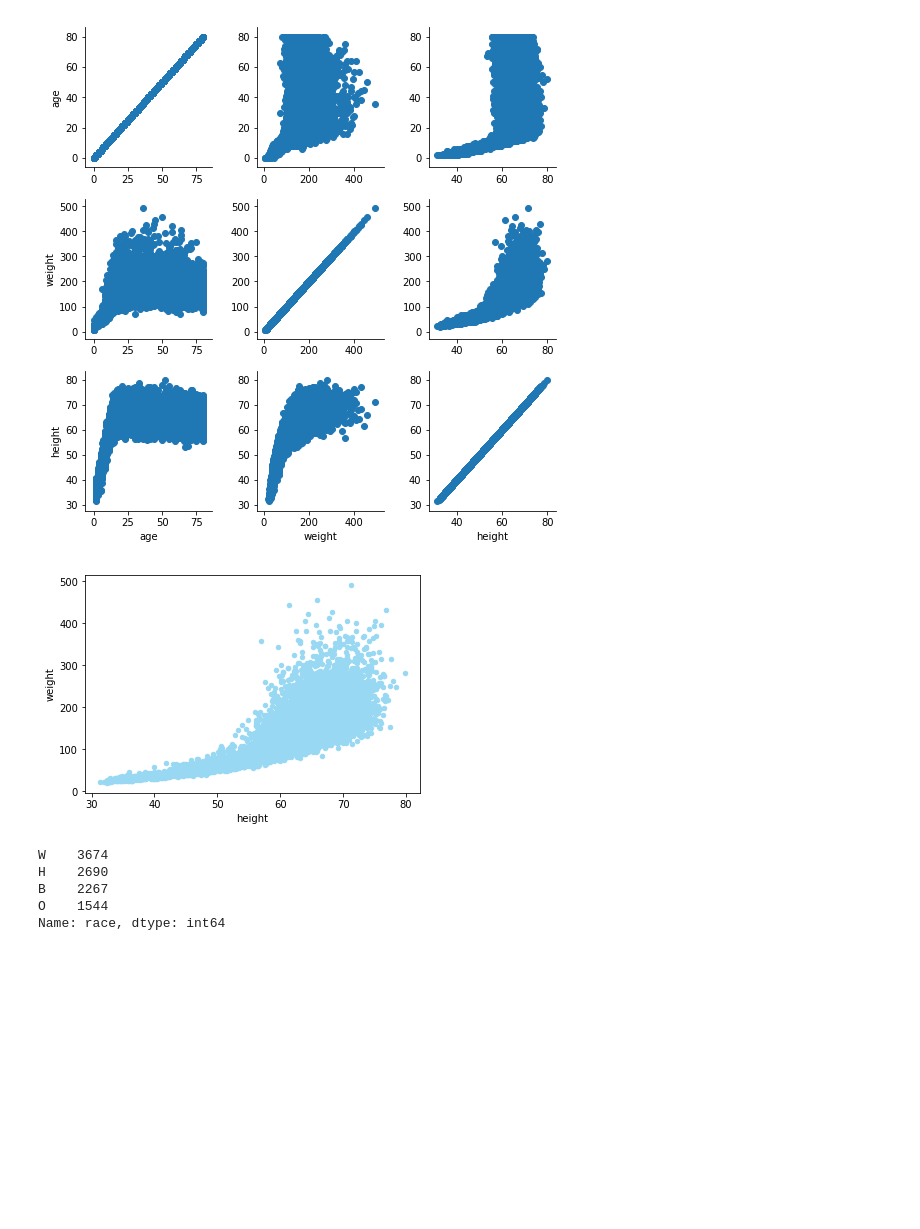
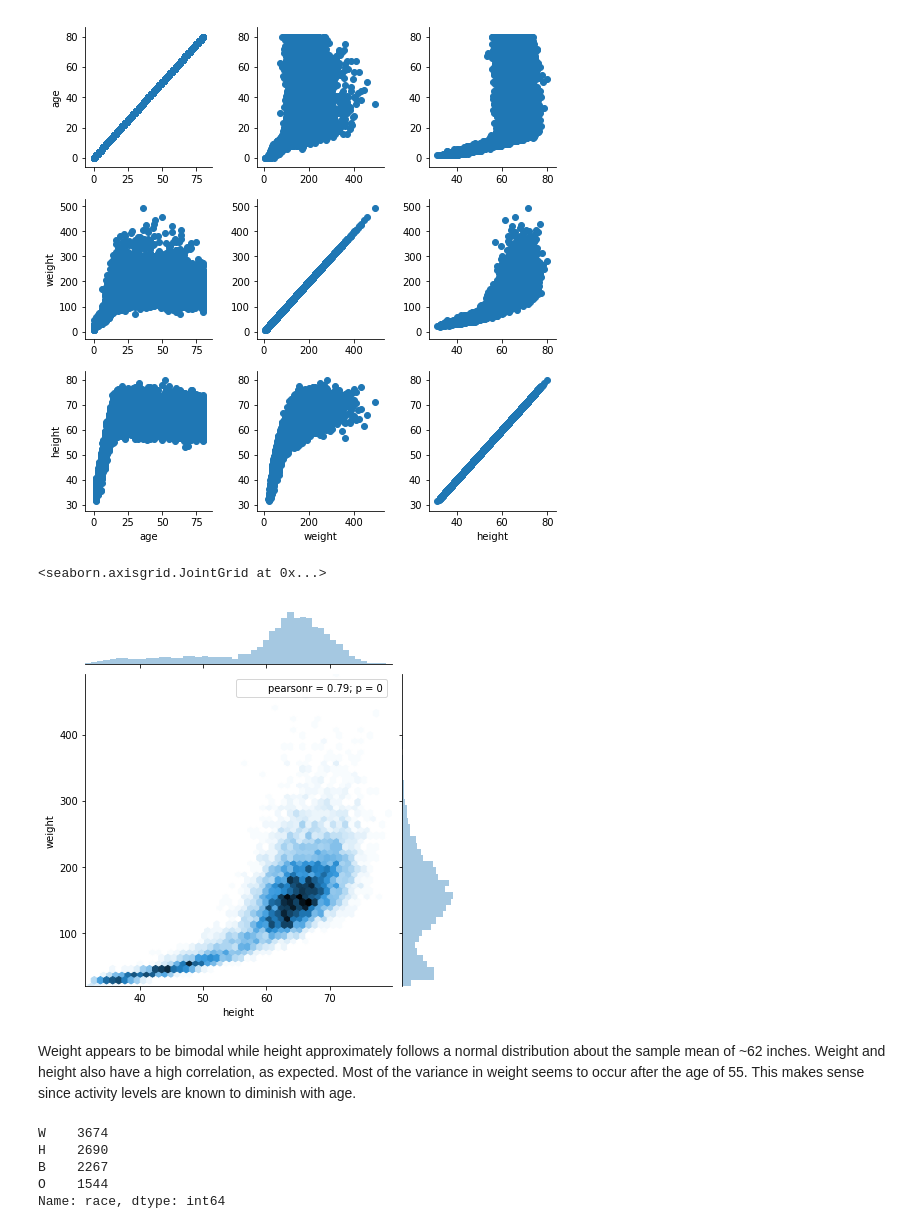
Before and after one commit to asfabiano/byu_econ_applied_machine_learning, a Jupyter notebook: homeworks/Homework_1.ipynb, the cells around one changed output. Cells and saved outputs as stored; diff of their text form; code cells hidden in the pictures; blank space fills up the shorter version.

```diff
--- a/homeworks/Homework_1.ipynb
+++ b/homeworks/Homework_1.ipynb
@@ -179,11 +179,14 @@ g = sns.PairGrid(nhanes[['age', 'weight', 'height']])
 g.map(plt.scatter);
 # %% [output]
 [figure]
-# %%
-nhanes.plot.scatter(y='weight',x='height', color = '#99D8F2') ###light blue: 4F91F6
-plt.show()
-# %% [output]
-[figure, removed]
+# %%
+sns.jointplot(nhanes.height, nhanes.weight, kind='hex')
+##plt.title("Height and Weight Distribution", fontsize=16) not positioned correctly
+# %% [output]
+<seaborn.axisgrid.JointGrid at 0x...>
+[figure, added]
+# %% [markdown]
+Weight appears to be bimodal while height approximately follows a normal distribution about the sample mean of ~62 inches. Weight and height also have a high correlation, as expected. Most of the variance in weight seems to occur after the age of 55. This makes sense since activity levels are known to diminish with age.
 # %%
 nhanes['race'].value_counts()
 # %% [output]
```
Also changed, not shown: parts of 31 cells of this notebook.
